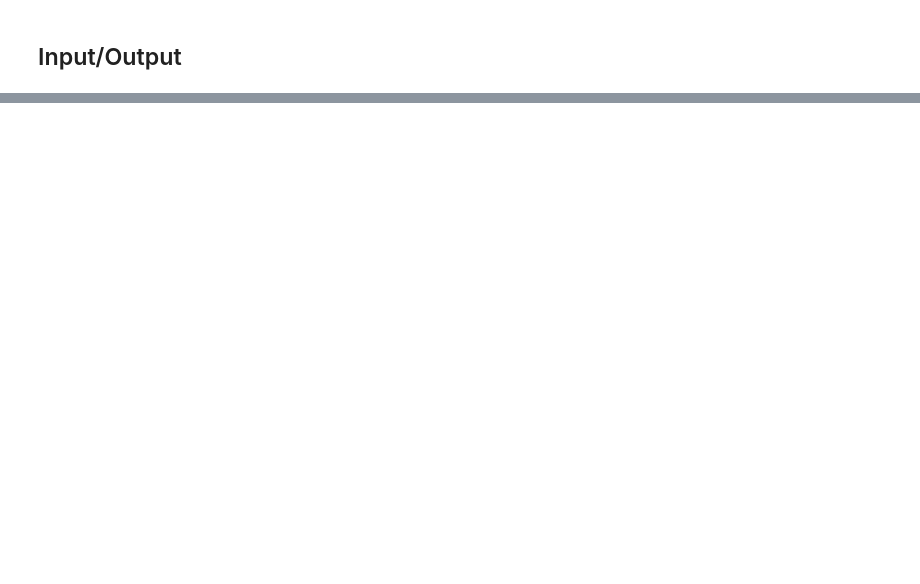
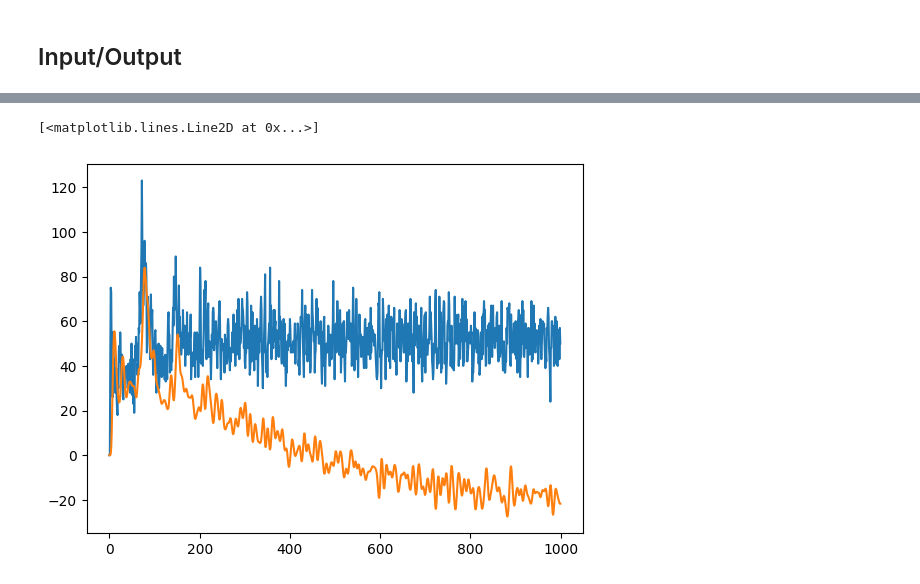
Before and after one commit to djanloo/quilt, a Jupyter notebook: basal_ganglia.ipynb, the cells around one changed output, grey strips where cells are left out. Saved outputs shown, nothing was run; the diff lists cells and outputs as text; code cells hidden in the pictures; blank space fills up the shorter version.

```diff
--- a/basal_ganglia.ipynb
+++ b/basal_ganglia.ipynb
@@ -145,0 +162,28 @@ SNR 17.3
+# %%
+from scipy.signal import butter, lfilter
+
+
+from scipy.signal import butter, lfilter, freqz
+
+def butter_bandpass(lowcut, highcut, fs, order=5):
+    nyquist = 0.5 * fs
+    # low = lowcut / nyquist
+    # high = highcut / nyquist
+    low = lowcut
+    high = highcut
+    b, a = butter(order, [low, high], fs=fs, btype='band', analog=False)
+    return b, a
+
+def butter_bandpass_filter(data, lowcut, highcut, fs, order=5):
+    b, a = butter_bandpass(lowcut, highcut, fs, order=order)
+    y = lfilter(b, a, data)
+    return y
+
+pop = "GPeTI"
+
+plt.plot(binned_signals[pop])
+plt.plot(butter_bandpass_filter(binned_signals[pop], 0.2, 80, 1000, order=4))
+# plt.ylim(-11250,11250)
+# %% [output]
+[<matplotlib.lines.Line2D at 0x...>]
+[figure, added]
```
Also changed, not shown: parts of 9 cells of this notebook, 1 other file.
